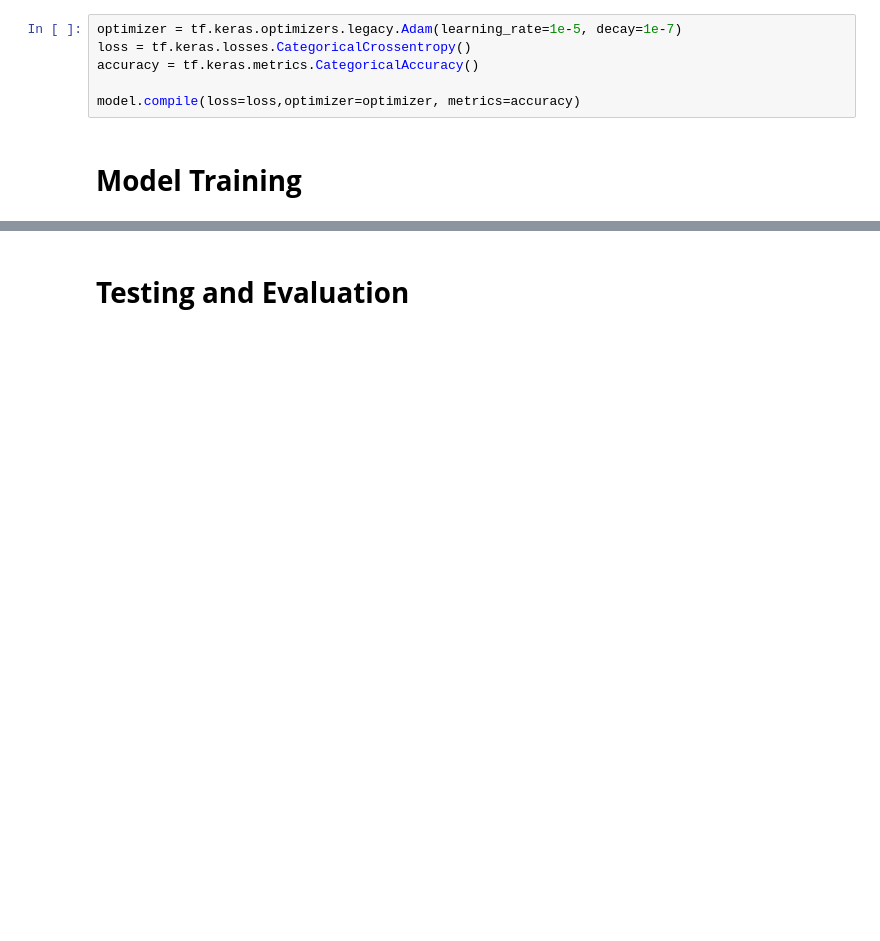
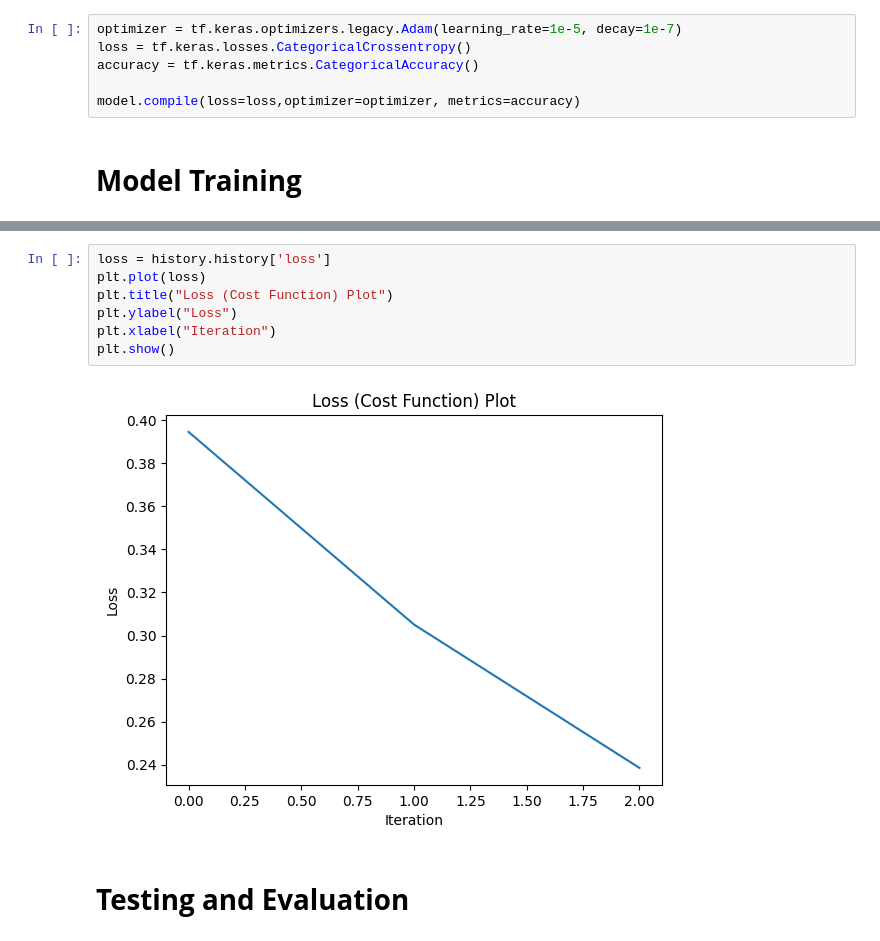
Before and after one commit to BahaaRiyadh/NLP-Sentiment-Analysis-using-RoBERTa, a Jupyter notebook: NLP_for_sentiment_analysis.ipynb, the cells around one changed output, grey strips where cells are left out. Drawn from its saved outputs; the diff is of its cells as text; blank space fills up the shorter version.

```diff
--- a/NLP_for_sentiment_analysis.ipynb
+++ b/NLP_for_sentiment_analysis.ipynb
@@ -543,3 +543,12 @@ Epoch 3/3
+# %%
+loss = history.history['loss']
+plt.plot(loss)
+plt.title("Loss (Cost Function) Plot")
+plt.ylabel("Loss")
+plt.xlabel("Iteration")
+plt.show()
+# %% [output]
+[figure, added]
 # %% [markdown]
 # **Testing and Evaluation**
 # %%
```
Also changed, not shown: parts of 7 cells of this notebook.
